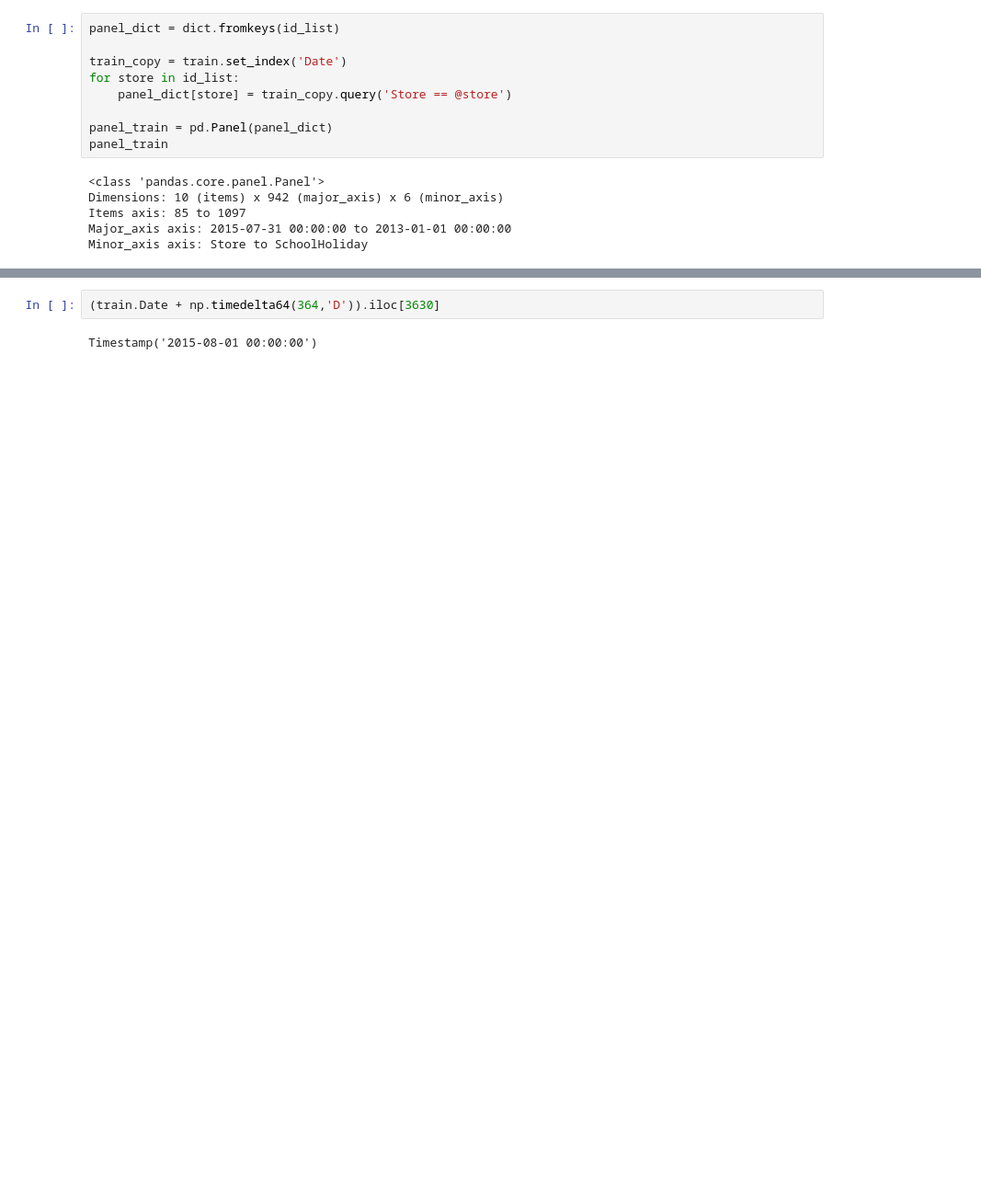
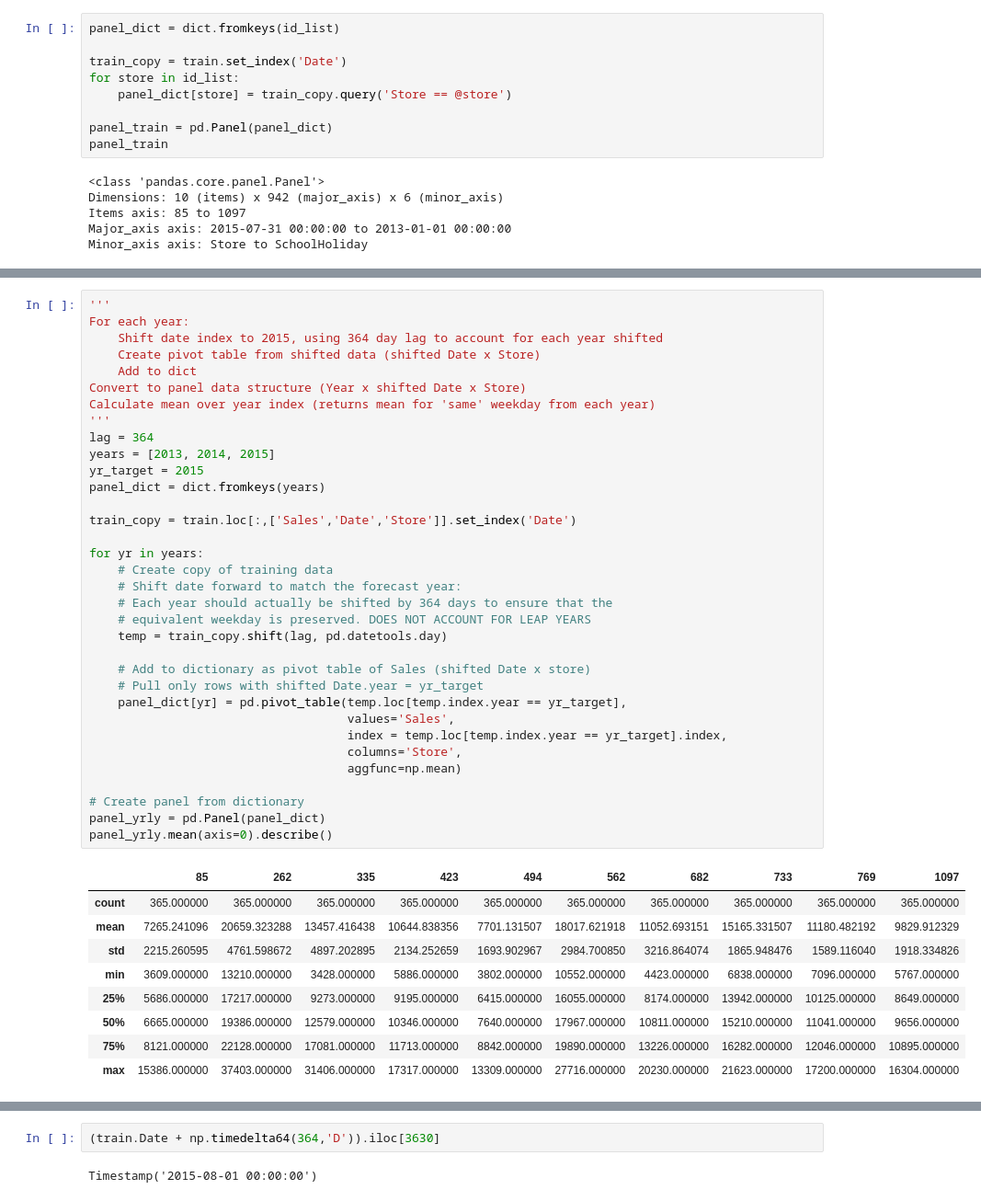
Before and after one commit to tbackes/kaggle-rossman, a Jupyter notebook: TimeSeriesForecasting.ipynb, the cells around one changed output, grey strips where cells are left out. Shown: that part at 92% size. Drawn from its saved outputs; the diff is of its cells as text; blank space fills up the shorter version.

Commit message:
Initial TimeSeriesForecasting in ipynb. Implemented daily_mean() and the following forecasts: naive() and seasonal_naive()

```diff
--- a/TimeSeriesForecasting.ipynb
+++ b/TimeSeriesForecasting.ipynb
@@ -187,0 +228,44 @@ Timestamp('2014-08-02 00:00:00')
+# %%
+'''
+For each year:
+    Shift date index to 2015, using 364 day lag to account for each year shifted
+    Create pivot table from shifted data (shifted Date x Store)
+    Add to dict
+Convert to panel data structure (Year x shifted Date x Store)
+Calculate mean over year index (returns mean for 'same' weekday from each year)
+'''
+lag = 364
+years = [2013, 2014, 2015]
+yr_target = 2015
+panel_dict = dict.fromkeys(years)
+
+train_copy = train.loc[:,['Sales','Date','Store']].set_index('Date')
+
+for yr in years:
+    # Create copy of training data
+    # Shift date forward to match the forecast year:
+    # Each year should actually be shifted by 364 days to ensure that the
+    # equivalent weekday is preserved. DOES NOT ACCOUNT FOR LEAP YEARS
+    temp = train_copy.shift(lag, pd.datetools.day)
+
+    # Add to dictionary as pivot table of Sales (shifted Date x store)
+    # Pull only rows with shifted Date.year = yr_target
+    panel_dict[yr] = pd.pivot_table(temp.loc[temp.index.year == yr_target],
+                                    values='Sales',
+                                    index = temp.loc[temp.index.year == yr_target].index,
+                                    columns='Store',
+                                    aggfunc=np.mean)
+
+# Create panel from dictionary
+panel_yrly = pd.Panel(panel_dict)
+panel_yrly.mean(axis=0).describe()
+# %% [output]
+|  | 85 | 262 | 335 | 423 | 494 | 562 | 682 | 733 | 769 | 1097 |
+| count | 365.000000 | 365.000000 | 365.000000 | 365.000000 | 365.000000 | 365.000000 | 365.000000 | 365.000000 | 365.000000 | 365.000000 |
+| mean | 7265.241096 | 20659.323288 | 13457.416438 | 10644.838356 | 7701.131507 | 18017.621918 | 11052.693151 | 15165.331507 | 11180.482192 | 9829.912329 |
+| std | 2215.260595 | 4761.598672 | 4897.202895 | 2134.252659 | 1693.902967 | 2984.700850 | 3216.864074 | 1865.948476 | 1589.116040 | 1918.334826 |
+| min | 3609.000000 | 13210.000000 | 3428.000000 | 5886.000000 | 3802.000000 | 10552.000000 | 4423.000000 | 6838.000000 | 7096.000000 | 5767.000000 |
+| 25% | 5686.000000 | 17217.000000 | 9273.000000 | 9195.000000 | 6415.000000 | 16055.000000 | 8174.000000 | 13942.000000 | 10125.000000 | 8649.000000 |
+| 50% | 6665.000000 | 19386.000000 | 12579.000000 | 10346.000000 | 7640.000000 | 17967.000000 | 10811.000000 | 15210.000000 | 11041.000000 | 9656.000000 |
+| 75% | 8121.000000 | 22128.000000 | 17081.000000 | 11713.000000 | 8842.000000 | 19890.000000 | 13226.000000 | 16282.000000 | 12046.000000 | 10895.000000 |
+| max | 15386.000000 | 37403.000000 | 31406.000000 | 17317.000000 | 13309.000000 | 27716.000000 | 20230.000000 | 21623.000000 | 17200.000000 | 16304.000000 |
```
Also changed, not shown: parts of 19 cells of this notebook, 2 other files.
